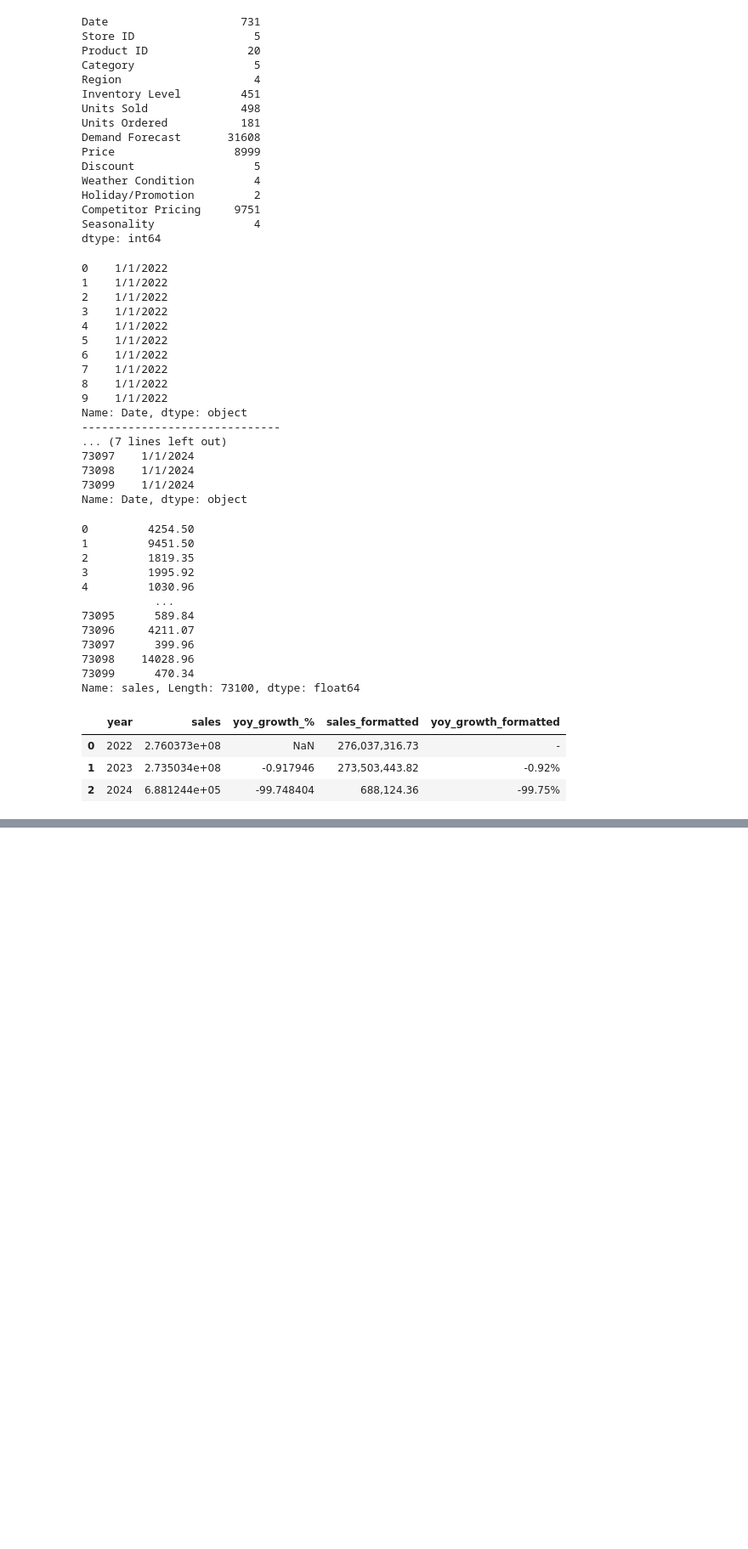
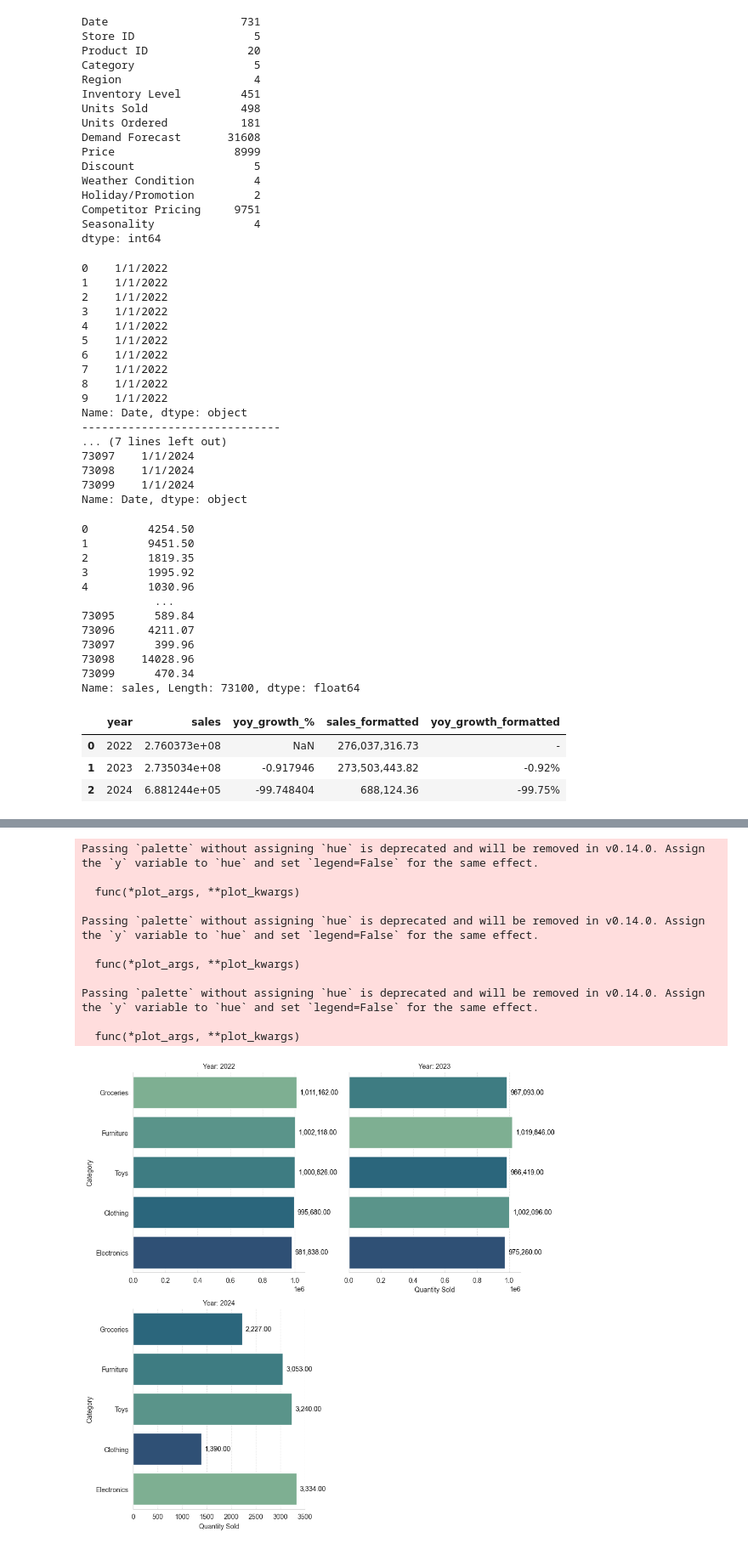
Before and after one commit to Abhijeeth7/Retail-Store-Inventory-Forecasting-Data-Analysis, a Jupyter notebook: Python_file/Retail-Store-Data-Analysis.ipynb, the cells around one changed output, grey strips where cells are left out. Shown at 85% size. Saved outputs shown, nothing was run; the diff lists cells and outputs as text; code cells hidden in the pictures; blank space fills up the shorter version.

```diff
--- a/Python_file/Retail-Store-Data-Analysis.ipynb
+++ b/Python_file/Retail-Store-Data-Analysis.ipynb
@@ -196,0 +367,65 @@ plt.show()
+# %%
+# GAR 2 starts here
+category_performance = (
+    df.groupby(['year', 'Category'])['Units Sold']
+    .sum()
+    .reset_index()
+    .sort_values(['year', 'Units Sold'], ascending=[True, False])
+)
+category_performance.columns = ['Year', 'Category', 'Total_Quantity_Sold']
+# %%
+# # GAR 2 visualization
+top_performers = (
+    category_performance
+    .groupby('Year')
+    .apply(lambda x: x.nlargest(5, 'Total_Quantity_Sold'))
+    .reset_index(drop=True)
+)
+
+# Set up the grid
+g = sns.FacetGrid(top_performers, col='Year', col_wrap=2, height=5, sharex=False)
+
+# Draw barplots on each facet
+g.map_dataframe(
+    sns.barplot,
+    x='Total_Quantity_Sold',
+    y='Category',
+    palette='crest'
+)
+
+# Add titles and layout tweaks
+g.set_titles(col_template='Year: {col_name}')
+g.set_axis_labels('Quantity Sold', 'Category')
+g.set(xlim=(0, None))
+# Annotate each bar
+for ax in g.axes.flat:
+    for bar in ax.patches:
+        width = bar.get_width()
+        if not pd.isna(width):
+            ax.annotate(
+                f'{width:,.2f}',
+                xy=(width, bar.get_y() + bar.get_height()/2),
+                xytext=(5, 0),
+                textcoords="offset points",
+                va='center',
+                fontsize=10,
+                color='black'
+            )
+for ax in g.axes.flat:
+    ax.grid(axis='x', linestyle='--', alpha=0.5)
+
+plt.tight_layout()
+plt.show()
+# %% [output]
+Passing `palette` without assigning `hue` is deprecated and will be removed in v0.14.0. Assign the `y` variable to `hue` and set `legend=False` for the same effect.
+
+  func(*plot_args, **plot_kwargs)
+
+Passing `palette` without assigning `hue` is deprecated and will be removed in v0.14.0. Assign the `y` variable to `hue` and set `legend=False` for the same effect.
+
+  func(*plot_args, **plot_kwargs)
+
+Passing `palette` without assigning `hue` is deprecated and will be removed in v0.14.0. Assign the `y` variable to `hue` and set `legend=False` for the same effect.
+
+  func(*plot_args, **plot_kwargs)
+[figure, added]
```
Also changed, not shown: parts of 9 cells of this notebook, 1 other file.
